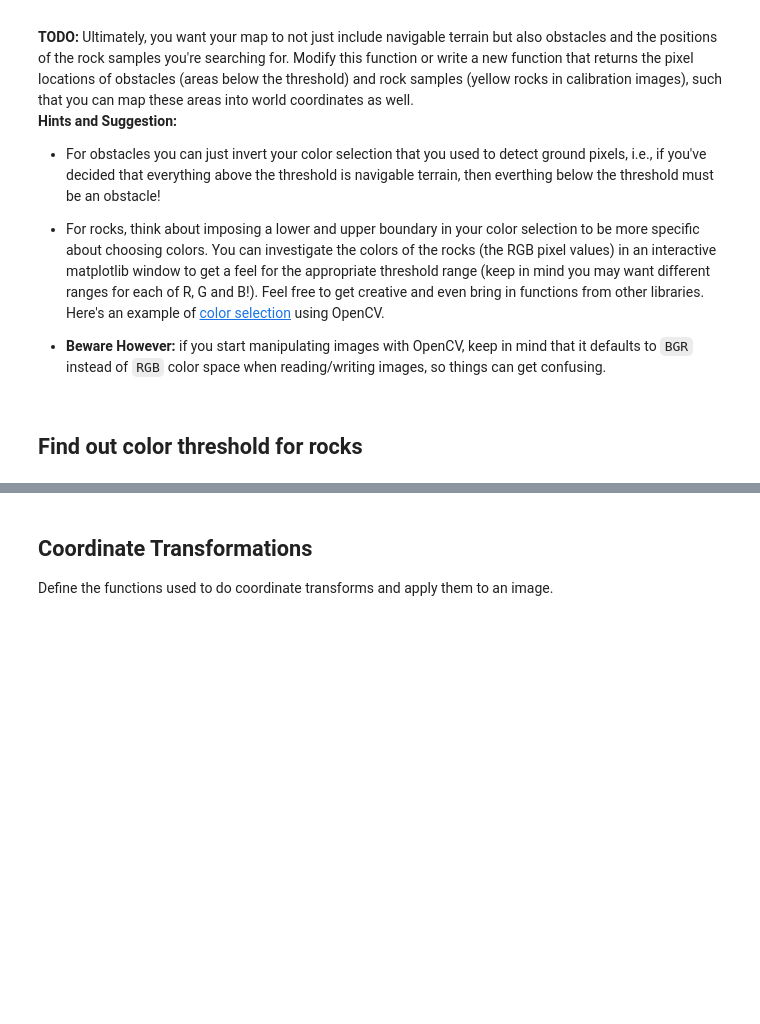
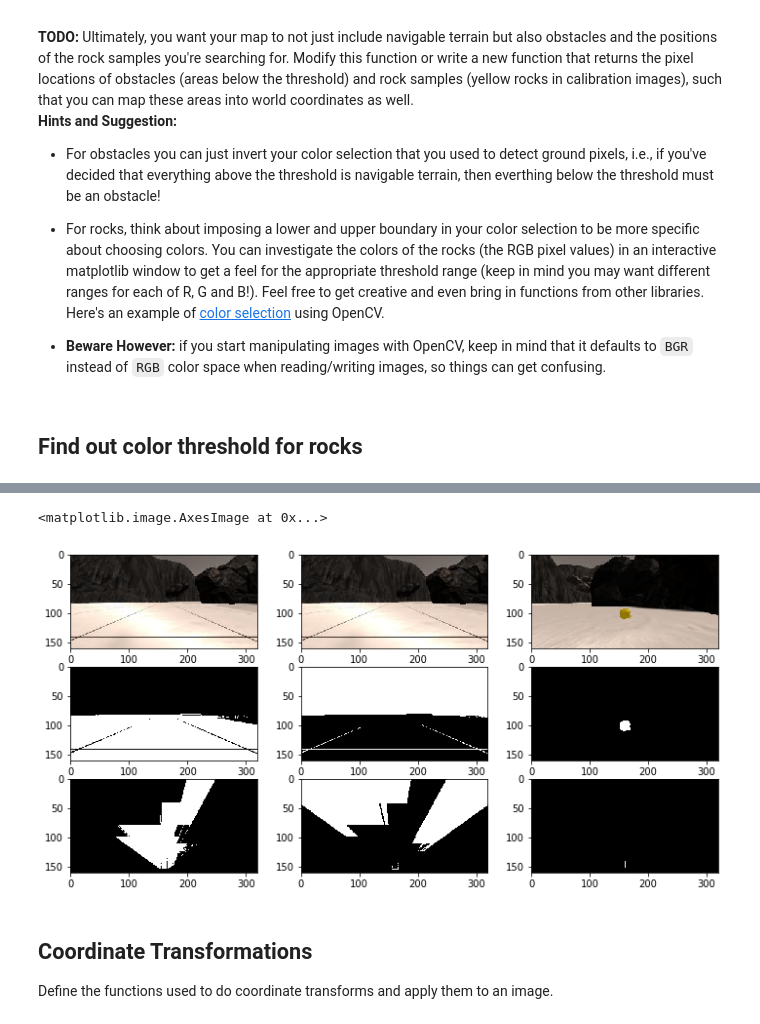
Before and after one commit to bkecskemeti/RoboND-Rover-Project, a Jupyter notebook: code/Rover_Project_Test_Notebook.ipynb, the cells around one changed output, grey strips where cells are left out. Cells and saved outputs as stored; diff of their text form; code cells hidden in the pictures; blank space fills up the shorter version.

```diff
--- a/code/Rover_Project_Test_Notebook.ipynb
+++ b/code/Rover_Project_Test_Notebook.ipynb
@@ -136,7 +154,7 @@ def color_thresh(img, lo=(0, 0, 0), hi=(255, 255, 255)):
     color_select[mask] = 1
     return color_select
 
-navigable_thresh_lo = (161, 161, 161)
+navigable_thresh_lo = (170, 170, 170)
 
 # note: in some cases there will be pixels which are neither navigable,
 # nor obstacle by this definition, but that's not a big issue
@@ -147,33 +165,36 @@ thresh_rock = color_thresh(rock_img, lo=rock_thresh_lo, hi=rock_thresh_hi)
 map_navigable = perspect_transform(thresh_navigable, source, destination)
 map_obstacle = perspect_transform(thresh_obstacle, source, destination)
 map_rock = perspect_transform(thresh_rock, source, destination)
 
 # Plot navigable terrain, obstacles, and rocks:
 # - row 1 - original images
 # - row 2 - thresholded images
 # - row 3 - perpective transform to map
 
 fig = plt.figure(figsize=(12,6))
 plt.subplot(331)
 plt.imshow(grid_img)
 plt.subplot(332)
 plt.imshow(grid_img)
 plt.subplot(333)
 plt.imshow(rock_img)
 plt.subplot(334)
 plt.imshow(thresh_navigable, cmap='gray')
 plt.subplot(335)
 plt.imshow(thresh_obstacle, cmap='gray')
 plt.subplot(336)
 plt.imshow(thresh_rock, cmap='gray')
 plt.subplot(337)
 plt.imshow(map_navigable, cmap='gray')
 plt.subplot(338)
 plt.imshow(map_obstacle, cmap='gray')
 plt.subplot(339)
 plt.imshow(map_rock, cmap='gray')
 
 #scipy.misc.imsave('../output/warped_threshed.jpg', threshed*255)
+# %% [output]
+<matplotlib.image.AxesImage at 0x...>
+[figure, added]
 # %% [markdown]
 ## Coordinate Transformations
 Define the functions used to do coordinate transforms and apply them to an image.
```
Also changed, not shown: parts of 18 cells of this notebook, 4 other files.
